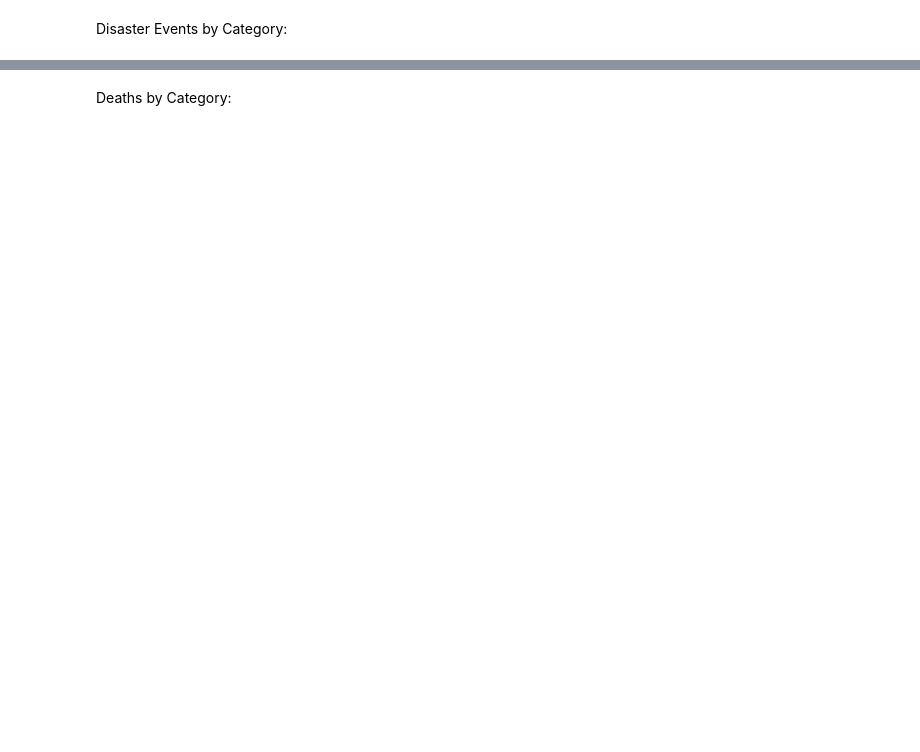
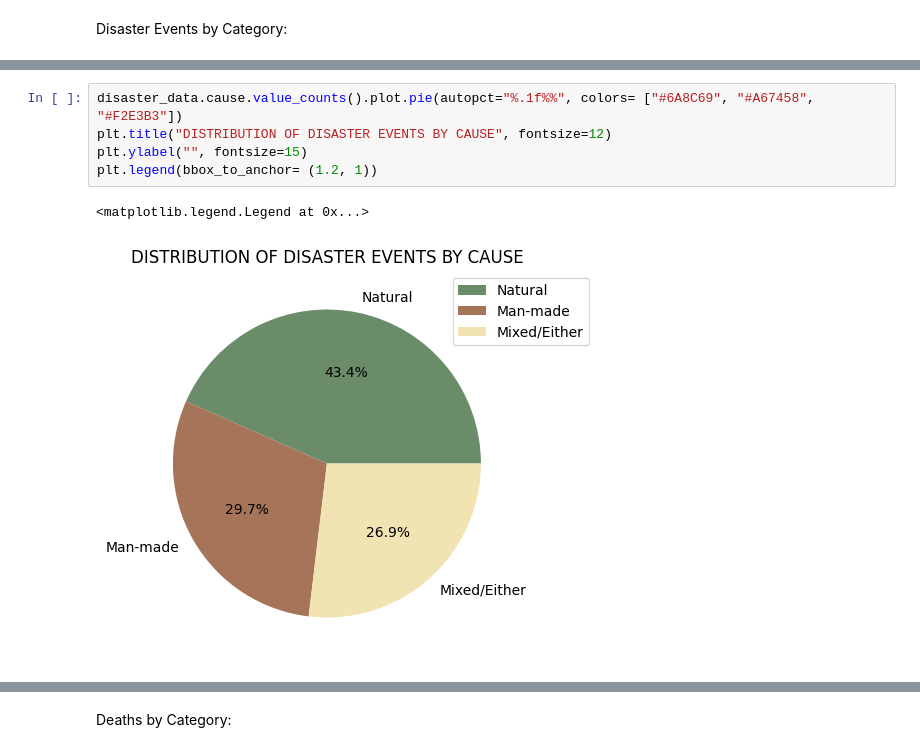
Before and after one commit to Rishika279/data_project, a Jupyter notebook: my_disaster_data copy.ipynb, the cells around one changed output, grey strips where cells are left out. Cells and saved outputs as stored; diff of their text form; blank space fills up the shorter version.

```diff
--- a/my_disaster_data copy.ipynb
+++ b/my_disaster_data copy.ipynb
@@ -125,0 +142,8 @@ Text(0, 0.5, 'Category')
+# %%
+disaster_data.cause.value_counts().plot.pie(autopct="%.1f%%", colors= ["#6A8C69", "#A67458", "#F2E3B3"])
+plt.title("DISTRIBUTION OF DISASTER EVENTS BY CAUSE", fontsize=12)
+plt.ylabel("", fontsize=15)
+plt.legend(bbox_to_anchor= (1.2, 1))
+# %% [output]
+<matplotlib.legend.Legend at 0x...>
+[figure, added]
```
Also changed, not shown: parts of 54 cells of this notebook.
